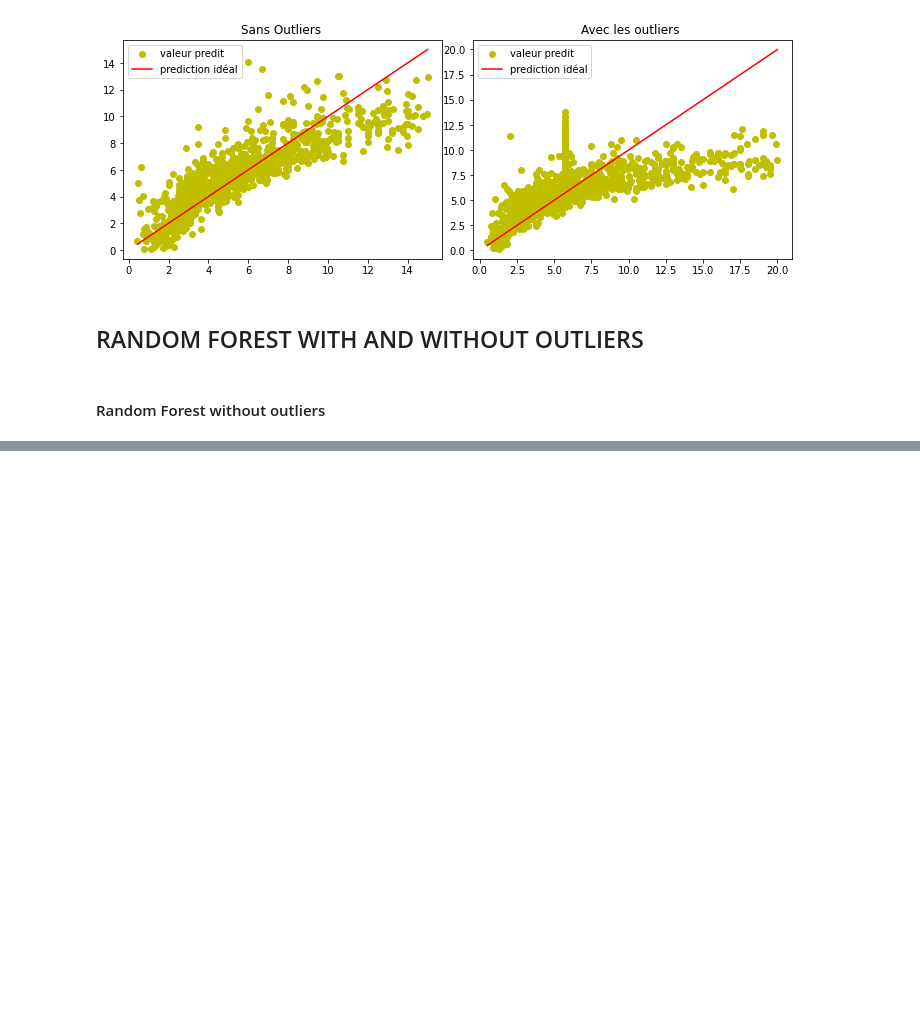
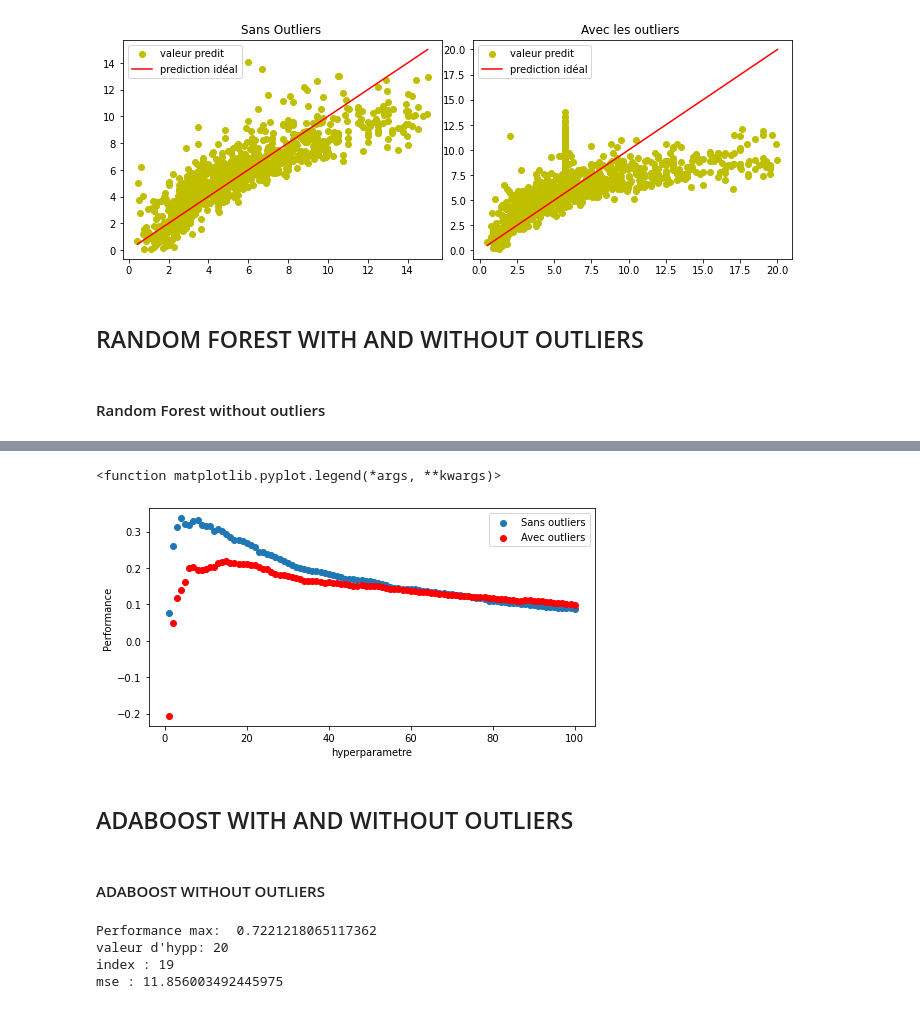
Before and after one commit to hajarison/Data_Analytics_Portfolio, a Jupyter notebook: DATA_PROJECT/002_Car_Price_Pred/Car_Pred_Project_INSI.ipynb, the cells around one changed output, grey strips where cells are left out. Drawn from its saved outputs; the diff is of its cells as text; code cells hidden in the pictures; blank space fills up the shorter version.

```diff
--- a/DATA_PROJECT/002_Car_Price_Pred/Car_Pred_Project_INSI.ipynb
+++ b/DATA_PROJECT/002_Car_Price_Pred/Car_Pred_Project_INSI.ipynb
@@ -1574,0 +1700,15 @@ plt.legend
+# %%
+plt.figure(figsize=(8,4))
+plt.scatter(reg_value,r2_knn)
+plt.scatter(reg_value,r2_knn_out,c="r")
+plt.xlabel('hyperparametre')
+plt.ylabel('Performance')
+plt.legend(['Sans outliers','Avec outliers'])
+plt.legend
+# %% [output]
+<function matplotlib.pyplot.legend(*args, **kwargs)>
+[figure, added]
+# %% [markdown]
+## ADABOOST WITH AND WITHOUT OUTLIERS
+# %% [markdown]
+#### ADABOOST  WITHOUT OUTLIERS
@@ -1574,0 +1722,16 @@ plt.legend
+# %%
+r2_adaboost=[]
+mse_adaboost=[]
+reg_value=range(1,101)
+for i in reg_value:
+    adboost(i,r2_adaboost,mse_adaboost)
+
+print('Performance max: ', max(r2_adaboost))
+print('valeur d\'hypp:', reg_value[r2_adaboost.index(max(r2_adaboost))])
+print('index :', r2_adaboost.index(max(r2_adaboost)) )
+print('mse :', min(mse_knn_out))
+# %% [output]
+Performance max:  0.7221218065117362
+valeur d'hypp: 20
+index : 19
+mse : 11.856003492445975
```
Also changed, not shown: parts of 33 cells of this notebook.
